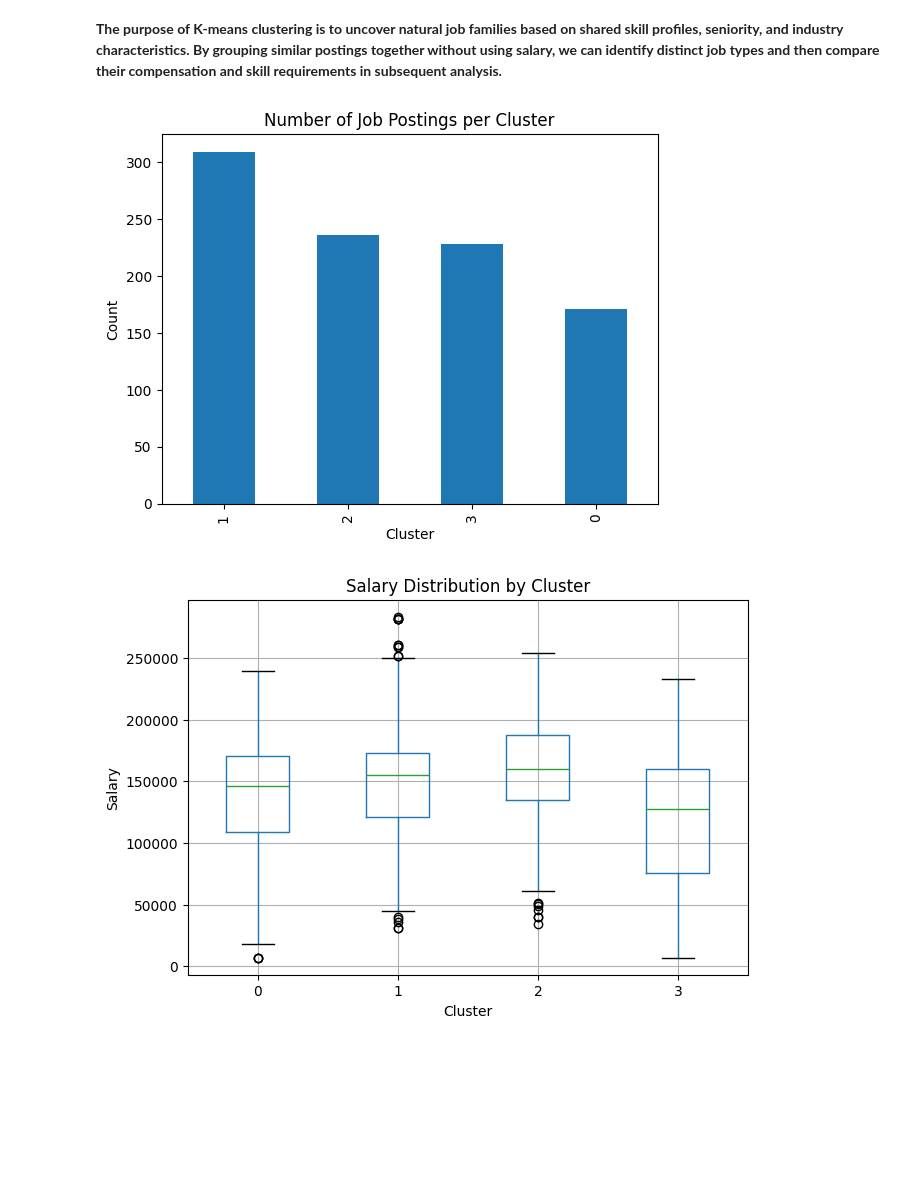
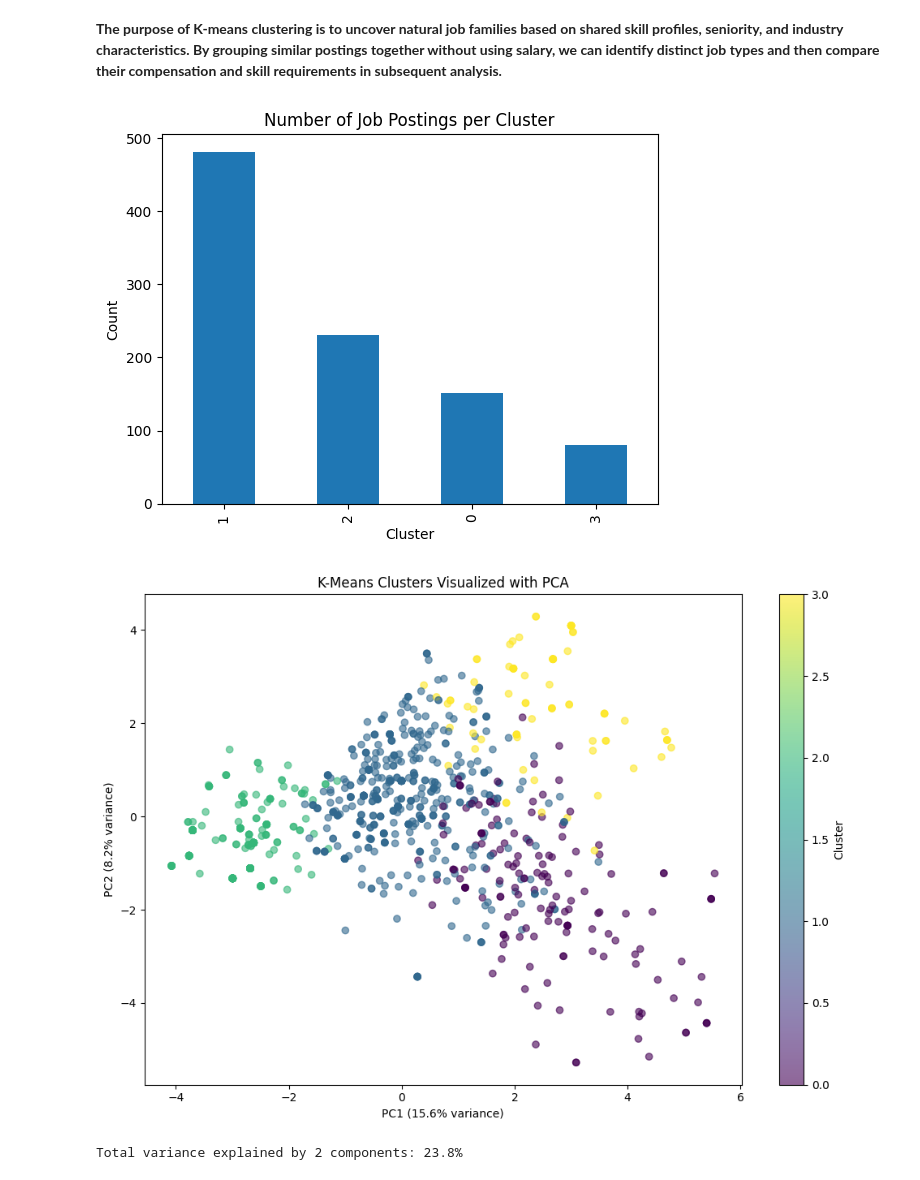
Before and after one commit to mishalaboobackar/ad688-employability-sp25A1-group6, a Jupyter notebook: ml_methods.ipynb, the cells around one changed output. Cells and saved outputs as stored; diff of their text form; code cells hidden in the pictures; blank space fills up the shorter version.

```diff
--- a/ml_methods.ipynb
+++ b/ml_methods.ipynb
@@ -221,8 +168,8 @@ df["seniority_level"] = df["seniority_level"].fillna("unknown")
 # Ensure lowercase
 df["seniority_level"] = df["seniority_level"].str.lower()
 
-# One-hot encode
-seniority_dummies = pd.get_dummies(df["seniority_level"], prefix="seniority")
+# One-hot encode (drop_first=True to avoid multicollinearity)
+seniority_dummies = pd.get_dummies(df["seniority_level"], prefix="seniority", drop_first=True)
 
 # Add to dataframe
 df = pd.concat([df, seniority_dummies], axis=1)
@@ -249,9 +189,9 @@ Name: count, dtype: int64
 # %%
-
 # Replace missing with "unknown"
 df["status"] = df["status"].fillna("unknown").str.lower()
 
-status_dummies = pd.get_dummies(df["status"], prefix="status")
+# One-hot encode (drop_first=True to avoid multicollinearity)
+status_dummies = pd.get_dummies(df["status"], prefix="status", drop_first=True)
 
 df = pd.concat([df, status_dummies], axis=1)
 
@@ -278,7 +212,8 @@ dtype: int64
 
 df["industry"] = df["industry"].str.lower()
 
-industry_dummies = pd.get_dummies(df["industry"], prefix="industry")
+# One-hot encode (drop_first=True to avoid multicollinearity)
+industry_dummies = pd.get_dummies(df["industry"], prefix="industry", drop_first=True)
 
 df = pd.concat([df, industry_dummies], axis=1)
 
@@ -372,8 +296,0 @@ We selected k = 5 because the reduction in inertia begins to slow after five clu
-# %%
-#Fit K-means with chosen k
-
-k = 5
-kmeans = KMeans(n_clusters=k, random_state=42)
-df["cluster"] = kmeans.fit_predict(X_scaled)
-
-df["cluster"].value_counts()
@@ -451,14 +373,26 @@ plt.xlabel("Cluster")
 plt.ylabel("Count")
 plt.show()
 # %% [output]
-[figure, old version]
+[figure, new version]
 # %%
-df.boxplot(column="salary_avg", by="cluster", figsize=(7,5))
-plt.title("Salary Distribution by Cluster")
-plt.suptitle("")
-plt.xlabel("Cluster")
-plt.ylabel("Salary")
+# PCA for 2D visualization of clusters
+from sklearn.decomposition import PCA
+
+pca = PCA(n_components=2)
+X_pca = pca.fit_transform(X_scaled)
+
+# Create scatter plot colored by cluster
+plt.figure(figsize=(10, 7))
+scatter = plt.scatter(X_pca[:, 0], X_pca[:, 1], c=df['cluster'], cmap='viridis', alpha=0.6)
+plt.colorbar(scatter, label='Cluster')
+plt.xlabel(f'PC1 ({pca.explained_variance_ratio_[0]:.1%} variance)')
+plt.ylabel(f'PC2 ({pca.explained_variance_ratio_[1]:.1%} variance)')
+plt.title('K-Means Clusters Visualized with PCA')
+plt.tight_layout()
 plt.show()
+
+print(f"Total variance explained by 2 components: {sum(pca.explained_variance_ratio_):.1%}")
 # %% [output]
-[figure, old version]
+[figure, new version]
+Total variance explained by 2 components: 23.8%
 # %% [markdown]
```
Also changed, not shown: parts of 38 cells of this notebook, 3 other files.
